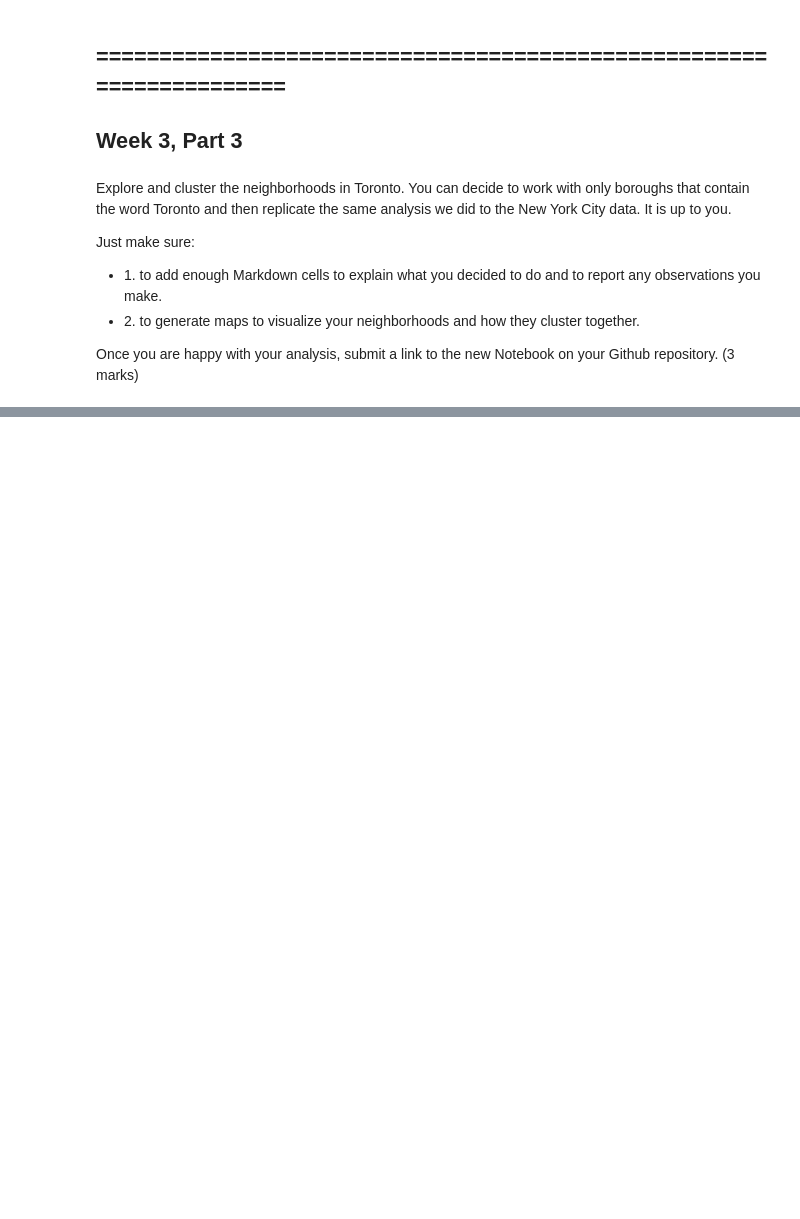
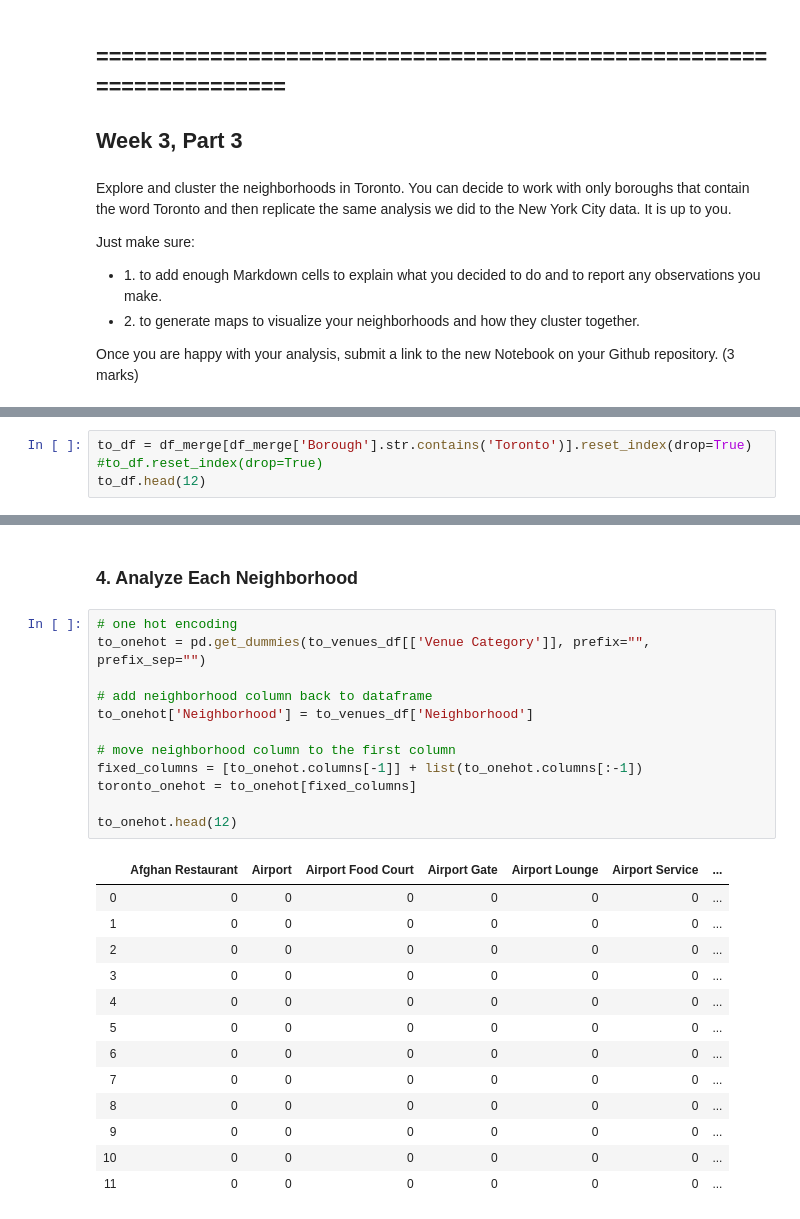
Before and after one commit to lexust1/coursera_ibm_capstone, a Jupyter notebook: w03_ibm_cap.ipynb, the cells around one changed output, grey strips where cells are left out. Cells and saved outputs as stored; diff of their text form; blank space fills up the shorter version.

```diff
--- a/w03_ibm_cap.ipynb
+++ b/w03_ibm_cap.ipynb
@@ -266,0 +310,4 @@ Once you are happy with your analysis, submit a link to the new Notebook on your
+# %%
+to_df = df_merge[df_merge['Borough'].str.contains('Toronto')].reset_index(drop=True)
+#to_df.reset_index(drop=True)
+to_df.head(12)
@@ -266,0 +549,28 @@ Once you are happy with your analysis, submit a link to the new Notebook on your
+# %% [markdown]
+### 4\. Analyze Each Neighborhood
+# %%
+# one hot encoding
+to_onehot = pd.get_dummies(to_venues_df[['Venue Category']], prefix="", prefix_sep="")
+
+# add neighborhood column back to dataframe
+to_onehot['Neighborhood'] = to_venues_df['Neighborhood']
+
+# move neighborhood column to the first column
+fixed_columns = [to_onehot.columns[-1]] + list(to_onehot.columns[:-1])
+toronto_onehot = to_onehot[fixed_columns]
+
+to_onehot.head(12)
+# %% [output]
+|  | Afghan Restaurant | Airport | Airport Food Court | Airport Gate | Airport Lounge | Airport Service | ... |
+| 0 | 0 | 0 | 0 | 0 | 0 | 0 | ... |
+| 1 | 0 | 0 | 0 | 0 | 0 | 0 | ... |
+| 2 | 0 | 0 | 0 | 0 | 0 | 0 | ... |
+| 3 | 0 | 0 | 0 | 0 | 0 | 0 | ... |
+| 4 | 0 | 0 | 0 | 0 | 0 | 0 | ... |
+| 5 | 0 | 0 | 0 | 0 | 0 | 0 | ... |
+| 6 | 0 | 0 | 0 | 0 | 0 | 0 | ... |
+| 7 | 0 | 0 | 0 | 0 | 0 | 0 | ... |
+| 8 | 0 | 0 | 0 | 0 | 0 | 0 | ... |
+| 9 | 0 | 0 | 0 | 0 | 0 | 0 | ... |
+| 10 | 0 | 0 | 0 | 0 | 0 | 0 | ... |
+| 11 | 0 | 0 | 0 | 0 | 0 | 0 | ... |
```
Also changed, not shown: parts of 38 cells of this notebook.
